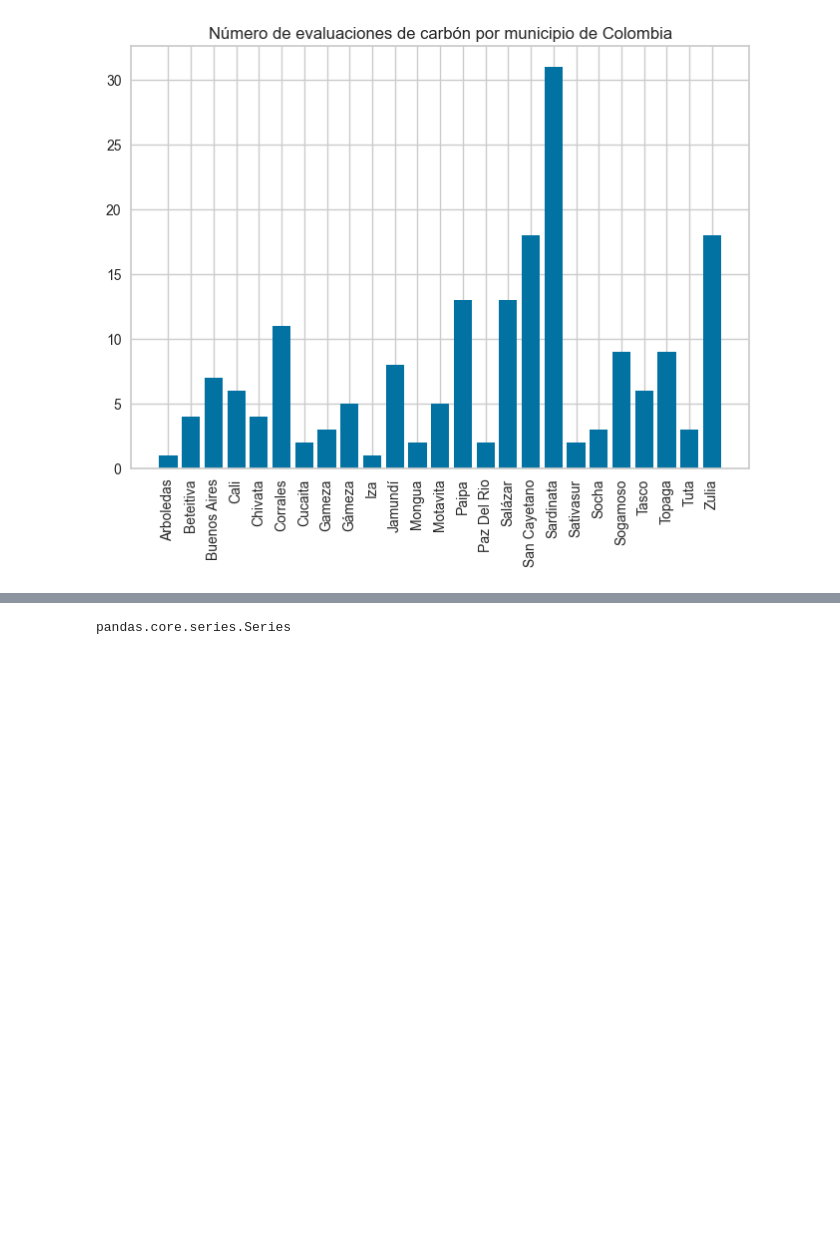
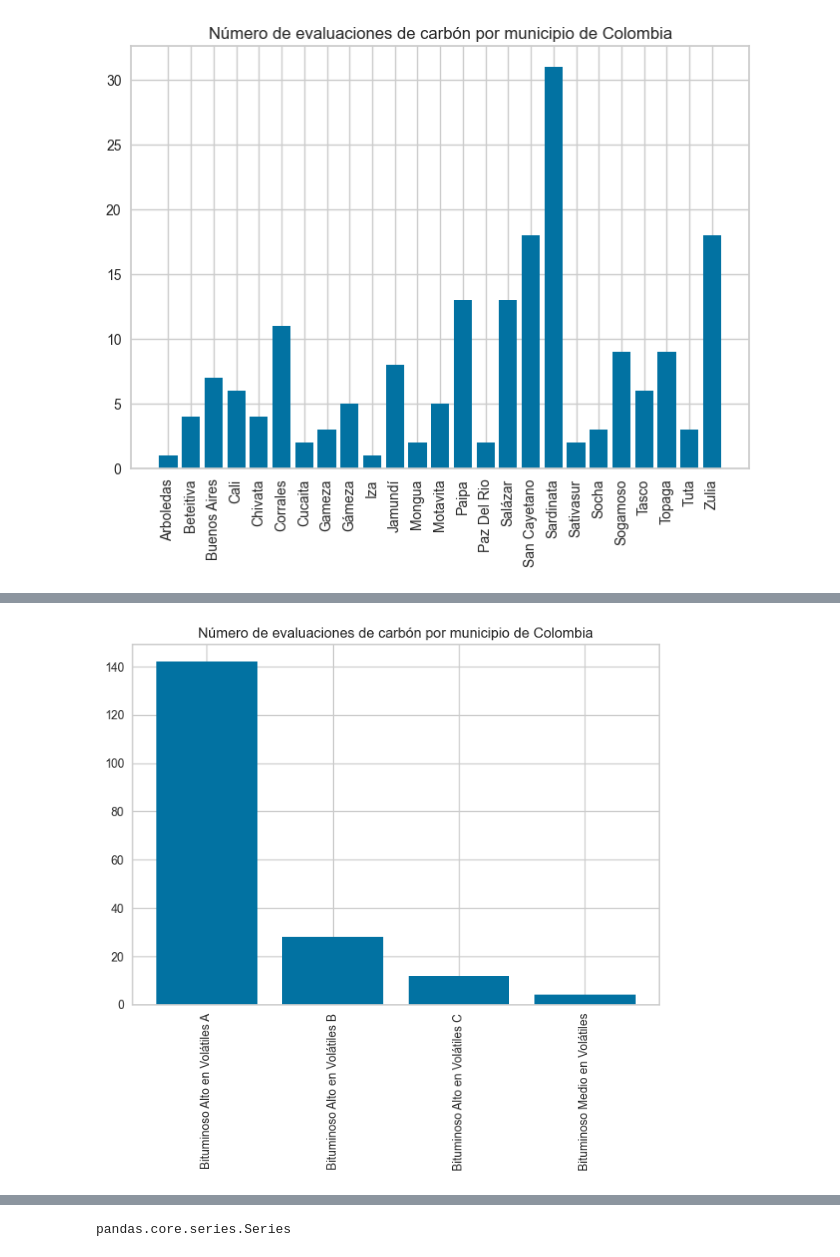
Before and after one commit to CamiloCorredor/Spatial_cluster, a Jupyter notebook: Cluster.ipynb, the cells around one changed output, grey strips where cells are left out. Saved outputs shown, nothing was run; the diff lists cells and outputs as text; code cells hidden in the pictures; blank space fills up the shorter version.

```diff
--- a/Cluster.ipynb
+++ b/Cluster.ipynb
@@ -173,0 +174,3 @@ geopandas.geodataframe.GeoDataFrame
+# %%
+Class = iv.groupby('CLASIFICAC', as_index = False).size()
+Class
@@ -173,0 +183,11 @@ geopandas.geodataframe.GeoDataFrame
+# %%
+y_pos = np.arange(len(list(Class['size'])))
+# Create bars
+plt.bar(y_pos, bars)
+# Create names on the x-axis
+plt.xticks(y_pos, list(Class['CLASIFICAC']), rotation = 'vertical')
+plt.title('Número de evaluaciones de carbón por municipio de Colombia')
+
+plt.show()
+# %% [output]
+[figure, added]
```
Also changed, not shown: parts of 23 cells of this notebook.
